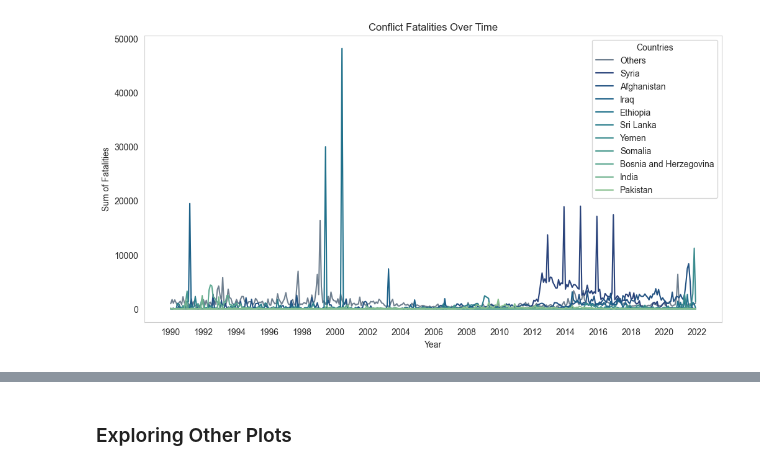
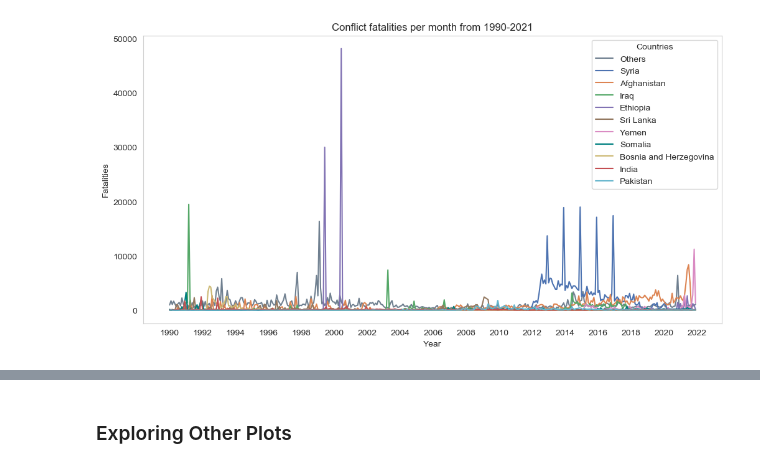
Before and after one commit to simondrauz/bachelor_thesis, a Jupyter notebook: visualizing_fatalities.ipynb, the cells around one changed output, grey strips where cells are left out. Cells and saved outputs as stored; diff of their text form; code cells hidden in the pictures.

Commit message:
(feature) Adding/ improving different functions to visualize data, predictions and error metrics (refactor) Improving the structure of the notebook including headings

```diff
--- a/visualizing_fatalities.ipynb
+++ b/visualizing_fatalities.ipynb
@@ -13,0 +20,15 @@ data = pd.read_parquet(fr'C:\Users\Uwe Drauz\Documents\bachelor_thesis_local\per
+# %%
+teal = '#008080'
+color_palette_blues = sns.color_palette('Blues_r', 10)
+color_palette_crest = sns.color_palette('crest_r', 10)
+colormap_deep_custom = sns.color_palette('deep', 10); colormap_deep_custom.insert(8, colormap_deep_custom.pop(3)); colormap_deep_custom.pop(6); colormap_deep_custom.insert(6, teal); colormap_deep_custom
+color_palette_default = sns.color_palette()
+color_palette_viridis = sns.color_palette('viridis', 10)
+default_blue_dark = color_palette_blues[0]
+default_blue_medium_dark = color_palette_blues[2]
+default_blue_light = color_palette_blues[6]
+default_crest_color = color_palette_crest[2]
+blusish_grey = '#708090'
+# %%
+# Set color_palette for line plot
+colormap = colormap_deep_custom; colormap
@@ -121,15 +333,16 @@ def plot_conflict_fatalities(df, colormap):
     # Set 11 colors for the with '#708090' as the first color and the rest in a gradient from tab10
     colors = list()
     colors.append('#708090')
-    colors.extend(sns.color_palette(colormap, 10))
+    colors.extend(colormap)
 
     # Plotting
     plt.figure(figsize=(12, 6))
     sns.lineplot(data=combined_data, x='month_id', y='ged_sb', hue='country_id', palette=colors)
 
-    plt.title('Conflict Fatalities Over Time')
+    # make a bold title
+    plt.title('Conflict fatalities per month from 1990-2021')
     plt.xlabel('Year')
-    plt.ylabel('Sum of Fatalities')
+    plt.ylabel('Fatalities')
     # plt.legend(title='Countries', bbox_to_anchor=(1.05, 1), loc='upper left')
     plt.legend(title='Countries', loc='upper right')
     # sns.set_style("whitegrid")
@@ -431,4 +670,5 @@ dtype: float64
 # %%
-plot_conflict_fatalities(data, 'crest_r')
+
+plot_conflict_fatalities(data, colormap)
 # %% [output]
-[figure, old version]
+[figure, new version]
```
Also changed, not shown: parts of 50 cells of this notebook, 2 other files.
